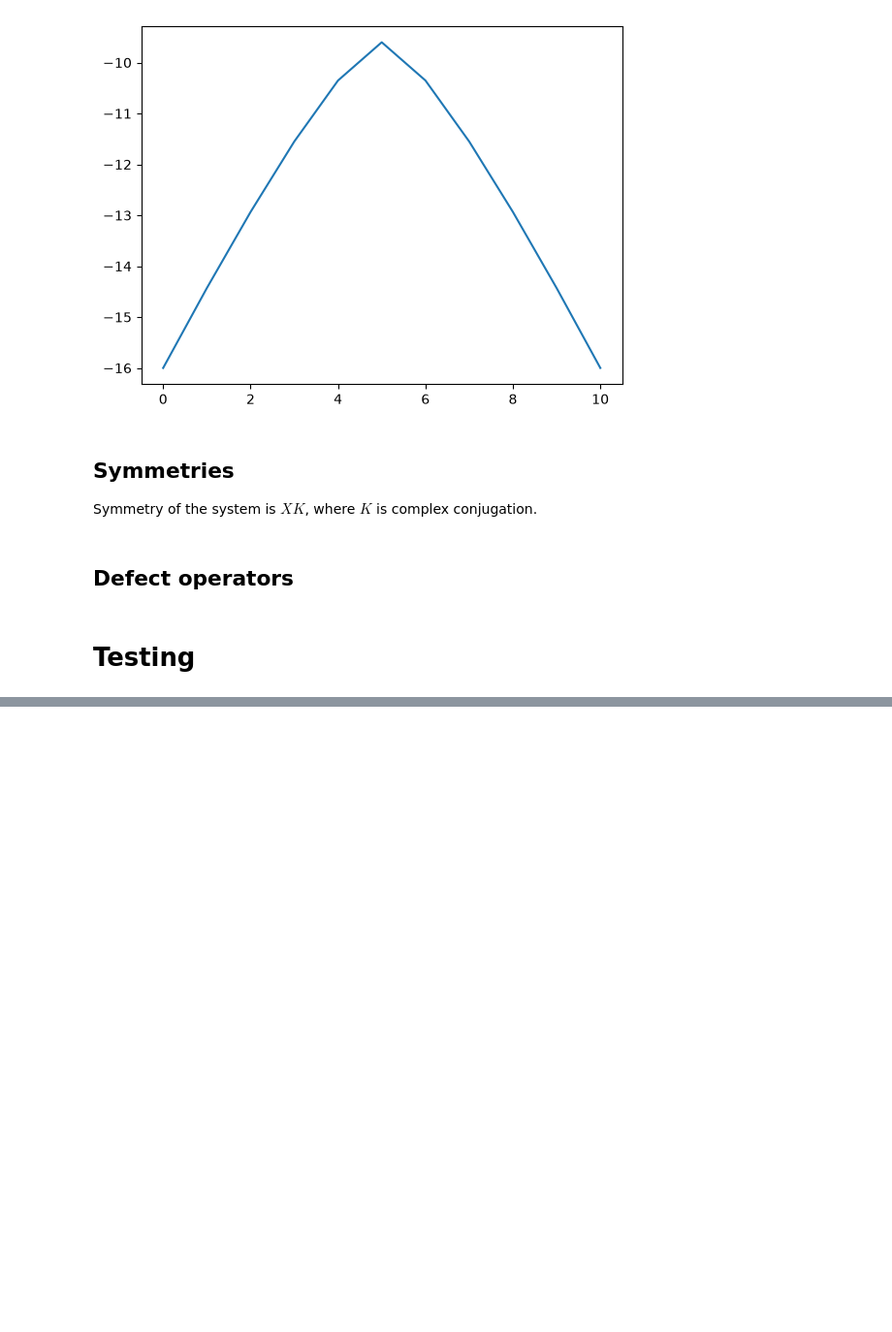
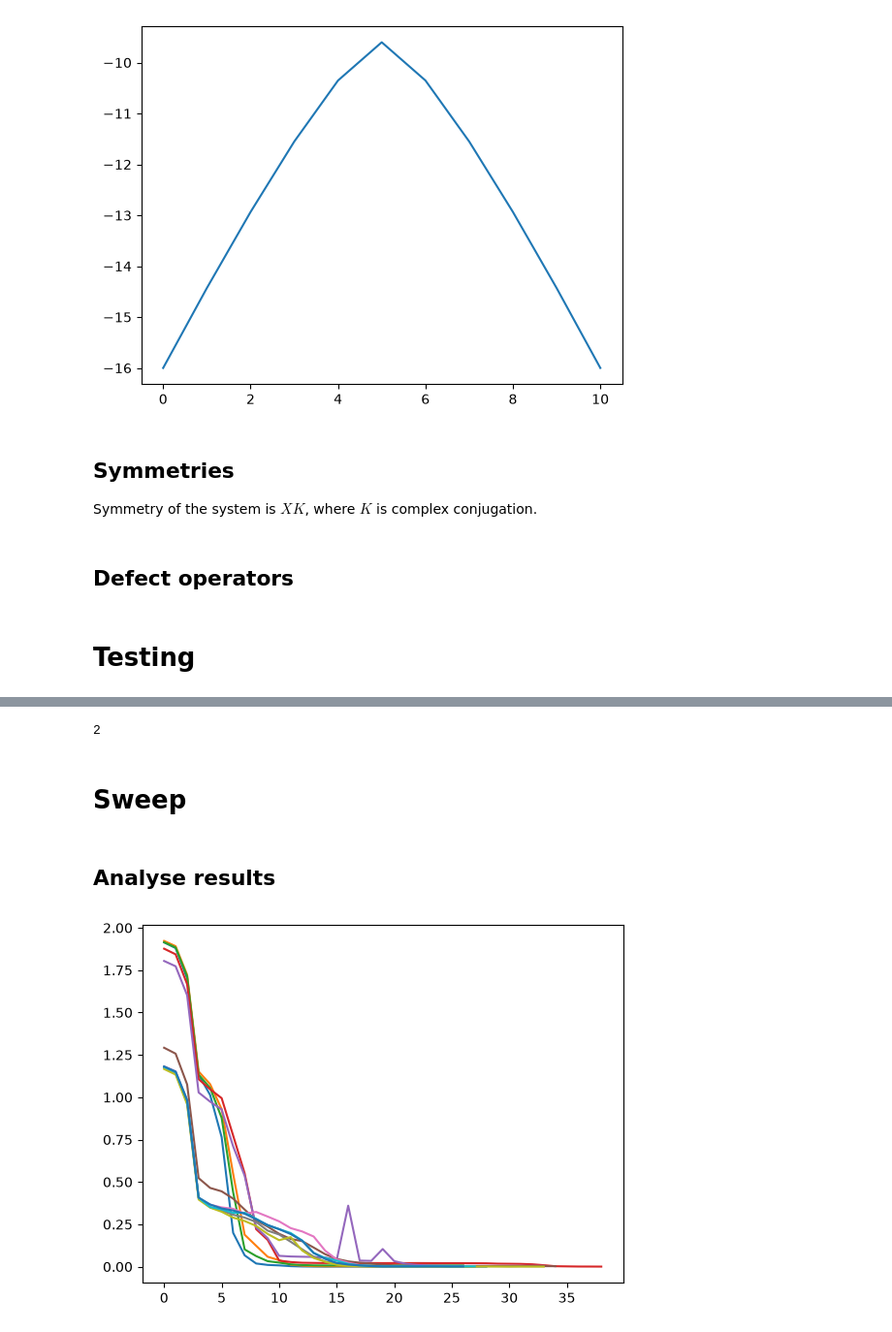
Before and after one commit to kieran-cooney/spt_numerical_classificiation, a Jupyter notebook: code/time_reversal_symmetries/truncating_reduced_density_matrices/zxz_y_tensor_network_factorization_sweep.ipynb, the cells around one changed output, grey strips where cells are left out. Shown at 97% size. Cells and saved outputs as stored; diff of their text form; code cells hidden in the pictures; blank space fills up the shorter version.

Commit message:
Initially analysed sweep results

```diff
--- a/code/time_reversal_symmetries/truncating_reduced_density_matrices/zxz_y_tensor_network_factorization_sweep.ipynb
+++ b/code/time_reversal_symmetries/truncating_reduced_density_matrices/zxz_y_tensor_network_factorization_sweep.ipynb
@@ -715,0 +703,20 @@ out_2
+# %%
+len(restricted_results)
+# %% [output]
+2
+# %% [markdown]
+# Sweep
+# %%
+sweep_results = list()
+
+for psi in tqdm(groundstates):
+    sweep_results.append(extract_time_reversal_information(psi))
+# %% [markdown]
+## Analyse results
+# %%
+factorization_curves = [l[0] for l in sweep_results]
+# %%
+for l in factorization_curves:
+    plt.plot(l);
+# %% [output]
+[figure, added]
```
Also changed, not shown: parts of 40 cells of this notebook.
